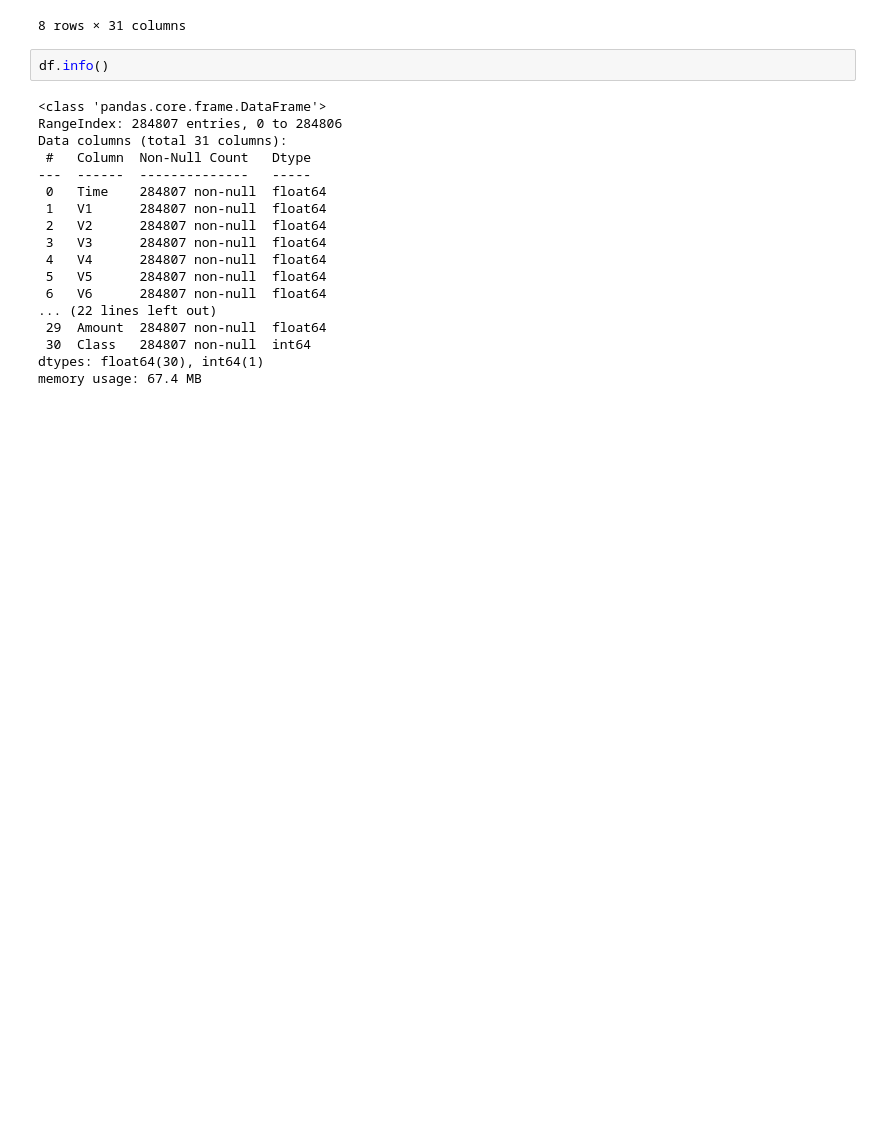
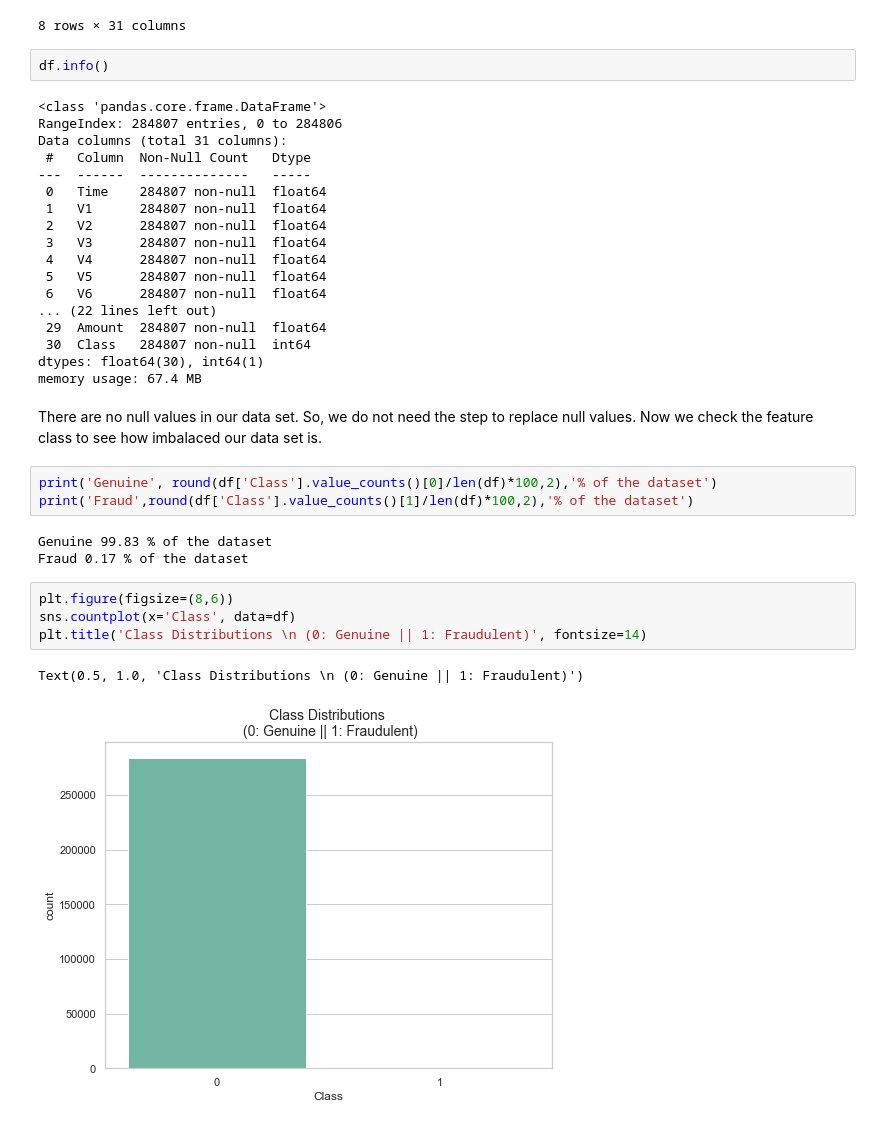
Before and after one commit to Krishnamurtyp/Credit_Card_Fraud_Detection_v1.0, a Jupyter notebook: Credit_Card_Fraud_Detection.ipynb, the cells around one changed output. Drawn from its saved outputs; the diff is of its cells as text; blank space fills up the shorter version.

```diff
--- a/Credit_Card_Fraud_Detection.ipynb
+++ b/Credit_Card_Fraud_Detection.ipynb
@@ -91,3 +97,18 @@ Data columns (total 31 columns):
  30  Class   284807 non-null  int64
 dtypes: float64(30), int64(1)
 memory usage: 67.4 MB
+# %% [markdown]
+<p>There are no null values in our data set. So, we do not need the step to replace null values. Now we check the feature class to see how imbalaced our data set is.</p>
+# %%
+print('Genuine', round(df['Class'].value_counts()[0]/len(df)*100,2),'% of the dataset')
+print('Fraud',round(df['Class'].value_counts()[1]/len(df)*100,2),'% of the dataset')
+# %% [output]
+Genuine 99.83 % of the dataset
+Fraud 0.17 % of the dataset
+# %%
+plt.figure(figsize=(8,6))
+sns.countplot(x='Class', data=df)
+plt.title('Class Distributions \n (0: Genuine || 1: Fraudulent)', fontsize=14)
+# %% [output]
+Text(0.5, 1.0, 'Class Distributions \n (0: Genuine || 1: Fraudulent)')
+[figure, added]
```
Also changed, not shown: parts of 26 cells of this notebook.
